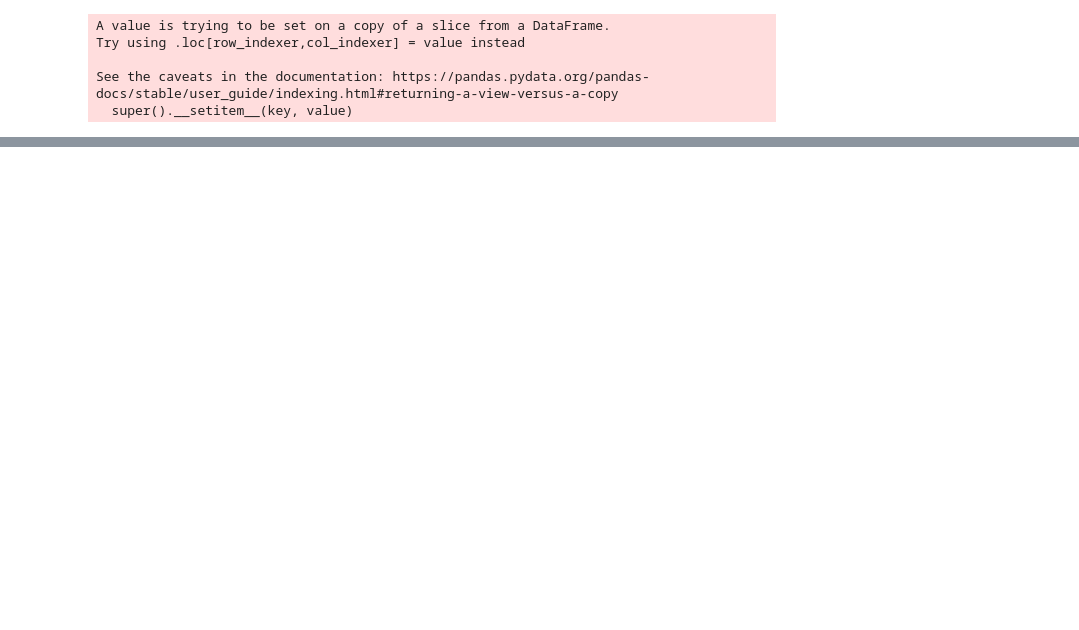
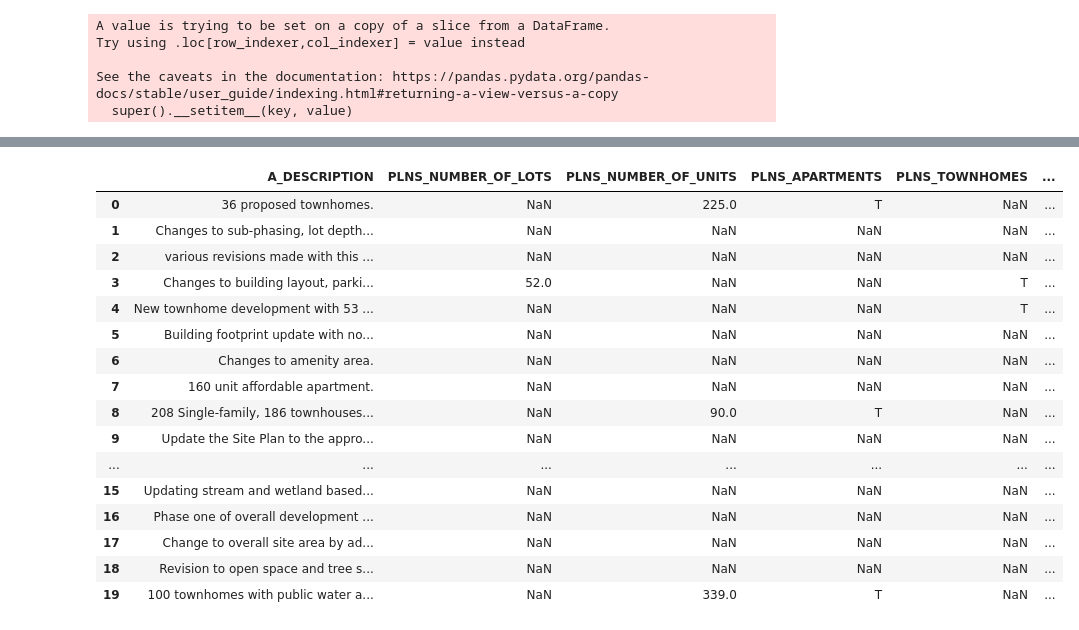
Before and after one commit to olublin/DPS-Planning, a Jupyter notebook: resdev_filter.ipynb, the cells around one changed output, grey strips where cells are left out. Cells and saved outputs as stored; diff of their text form; code cells hidden in the pictures; blank space fills up the shorter version.

Commit message:
edited resdev_filter a bit

```diff
--- a/resdev_filter.ipynb
+++ b/resdev_filter.ipynb
@@ -302,0 +275,26 @@ filtered_with_shapes.to_file('resdev_cases.geojson', driver='GeoJSON')
+# %%
+'''
+read in csv file for DPS development data -- file paths:
+Leah: /Users/leahwallihan/Durham_school_planning/CSV files/DPS_residential_developments.csv
+'''
+
+DPS_resdev = pd.read_csv('/Users/leahwallihan/Durham_school_planning/CSV files/DPS_residential_developments.csv')
+DPS_resdev[['A_DESCRIPTION', 'PLNS_NUMBER_OF_LOTS', 'PLNS_NUMBER_OF_UNITS', 'PLNS_APARTMENTS', 'PLNS_TOWNHOMES', 'PLNS_CONDOMINIUMS']].head(20)
+# %% [output]
+|  | A_DESCRIPTION | PLNS_NUMBER_OF_LOTS | PLNS_NUMBER_OF_UNITS | PLNS_APARTMENTS | PLNS_TOWNHOMES | ... |
+| 0 | 36 proposed townhomes. | NaN | 225.0 | T | NaN | ... |
+| 1 | Changes to sub-phasing, lot depth... | NaN | NaN | NaN | NaN | ... |
+| 2 | various revisions made with this ... | NaN | NaN | NaN | NaN | ... |
+| 3 | Changes to building layout, parki... | 52.0 | NaN | NaN | T | ... |
+| 4 | New townhome development with 53 ... | NaN | NaN | NaN | T | ... |
+| 5 | Building footprint update with no... | NaN | NaN | NaN | NaN | ... |
+| 6 | Changes to amenity area. | NaN | NaN | NaN | NaN | ... |
+| 7 | 160 unit affordable apartment. | NaN | NaN | NaN | NaN | ... |
+| 8 | 208 Single-family, 186 townhouses... | NaN | 90.0 | T | NaN | ... |
+| 9 | Update the Site Plan to the appro... | NaN | NaN | NaN | NaN | ... |
+| ... | ... | ... | ... | ... | ... | ... |
+| 15 | Updating stream and wetland based... | NaN | NaN | NaN | NaN | ... |
+| 16 | Phase one of overall development ... | NaN | NaN | NaN | NaN | ... |
+| 17 | Change to overall site area by ad... | NaN | NaN | NaN | NaN | ... |
+| 18 | Revision to open space and tree s... | NaN | NaN | NaN | NaN | ... |
+| 19 | 100 townhomes with public water a... | NaN | 339.0 | T | NaN | ... |
```
Also changed, not shown: parts of 6 cells of this notebook, 3 other files.
